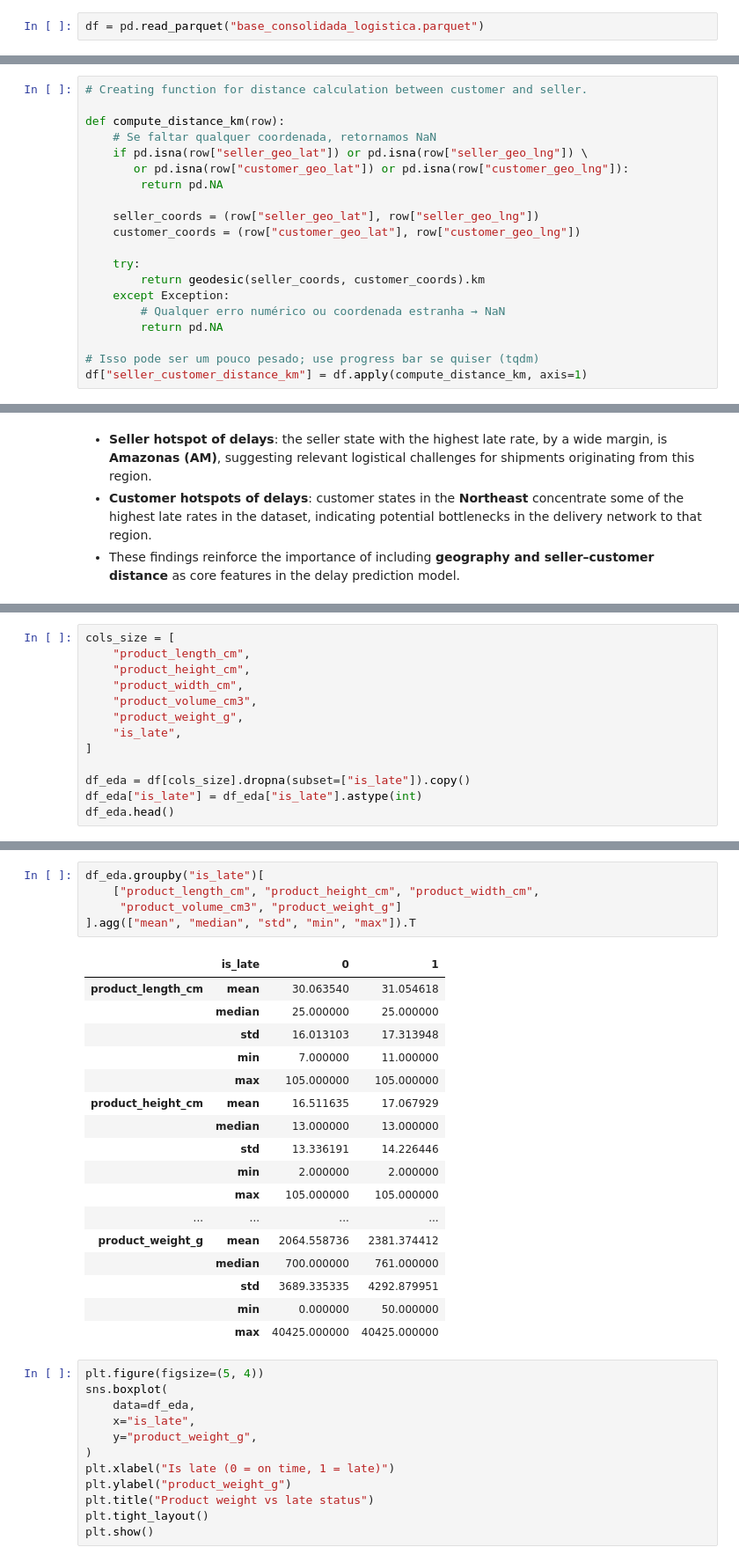
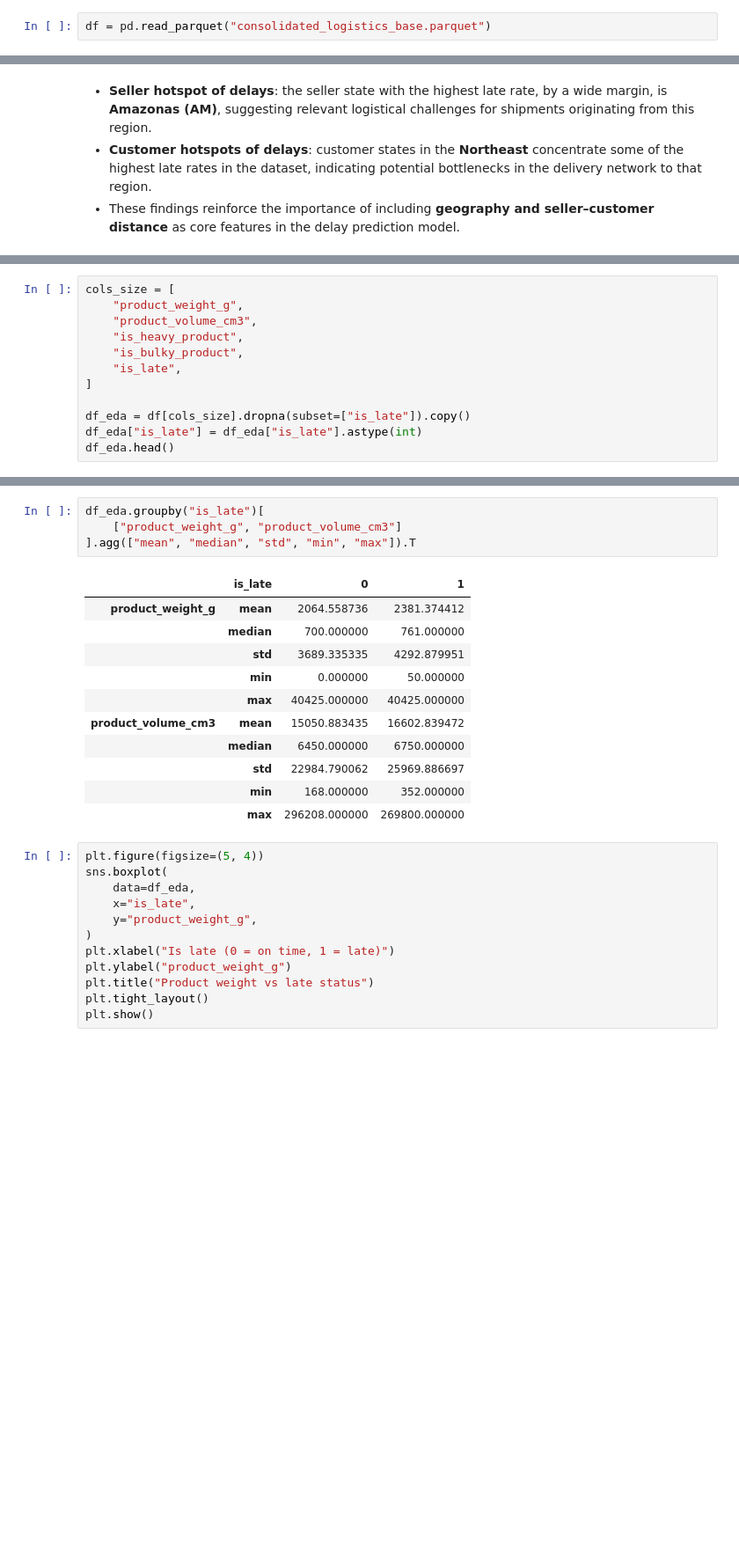
Before and after one commit to Gabverz/Logistics_optimizer, a Jupyter notebook: eda_logistica.ipynb, the cells around one changed output, grey strips where cells are left out. Shown at 88% size. Saved outputs shown, nothing was run; the diff lists cells and outputs as text; blank space fills up the shorter version.

Commit message:
fix(eda): remove redundant distance computation, update cols to match current ETL schema

```diff
--- a/eda_logistica.ipynb
+++ b/eda_logistica.ipynb
@@ -8,5 +7,5 @@ from geopy.distance import geodesic
 # %%
-df = pd.read_parquet("base_consolidada_logistica.parquet")
+df = pd.read_parquet("consolidated_logistics_base.parquet")
 # %%
 df.info()
 # %% [output]
@@ -304,23 +300,3 @@ plt.tight_layout()
 plt.show()
 # %% [output]
 [figure]
-# %%
-# Creating function for distance calculation between customer and seller.
-
-def compute_distance_km(row):
-    # Se faltar qualquer coordenada, retornamos NaN
-    if pd.isna(row["seller_geo_lat"]) or pd.isna(row["seller_geo_lng"]) \
-       or pd.isna(row["customer_geo_lat"]) or pd.isna(row["customer_geo_lng"]):
-        return pd.NA
-
-    seller_coords = (row["seller_geo_lat"], row["seller_geo_lng"])
-    customer_coords = (row["customer_geo_lat"], row["customer_geo_lng"])
-
-    try:
-        return geodesic(seller_coords, customer_coords).km
-    except Exception:
-        # Qualquer erro numérico ou coordenada estranha → NaN
-        return pd.NA
-
-# Isso pode ser um pouco pesado; use progress bar se quiser (tqdm)
-df["seller_customer_distance_km"] = df.apply(compute_distance_km, axis=1)
@@ -463,11 +441,10 @@ Index(['order_id', 'customer_id', 'order_status', 'order_purchase_timestamp',
       dtype='str')
 # %%
 cols_size = [
-    "product_length_cm",
-    "product_height_cm",
-    "product_width_cm",
+    "product_weight_g",
     "product_volume_cm3",
-    "product_weight_g",
+    "is_heavy_product",
+    "is_bulky_product",
     "is_late",
 ]
 
@@ -484,26 +461,19 @@ df_eda.head()
 # %%
 df_eda.groupby("is_late")[
-    ["product_length_cm", "product_height_cm", "product_width_cm",
-     "product_volume_cm3", "product_weight_g"]
+    ["product_weight_g", "product_volume_cm3"]
 ].agg(["mean", "median", "std", "min", "max"]).T
 # %% [output]
 |  | is_late | 0 | 1 |
-| product_length_cm | mean | 30.063540 | 31.054618 |
-|  | median | 25.000000 | 25.000000 |
-|  | std | 16.013103 | 17.313948 |
-|  | min | 7.000000 | 11.000000 |
-|  | max | 105.000000 | 105.000000 |
-| product_height_cm | mean | 16.511635 | 17.067929 |
-|  | median | 13.000000 | 13.000000 |
-|  | std | 13.336191 | 14.226446 |
-|  | min | 2.000000 | 2.000000 |
-|  | max | 105.000000 | 105.000000 |
-| ... | ... | ... | ... |
 | product_weight_g | mean | 2064.558736 | 2381.374412 |
 |  | median | 700.000000 | 761.000000 |
 |  | std | 3689.335335 | 4292.879951 |
 |  | min | 0.000000 | 50.000000 |
 |  | max | 40425.000000 | 40425.000000 |
+| product_volume_cm3 | mean | 15050.883435 | 16602.839472 |
+|  | median | 6450.000000 | 6750.000000 |
+|  | std | 22984.790062 | 25969.886697 |
+|  | min | 168.000000 | 352.000000 |
+|  | max | 296208.000000 | 269800.000000 |
 # %%
 plt.figure(figsize=(5, 4))
 sns.boxplot(
```
Also changed, not shown: parts of 11 cells of this notebook.
